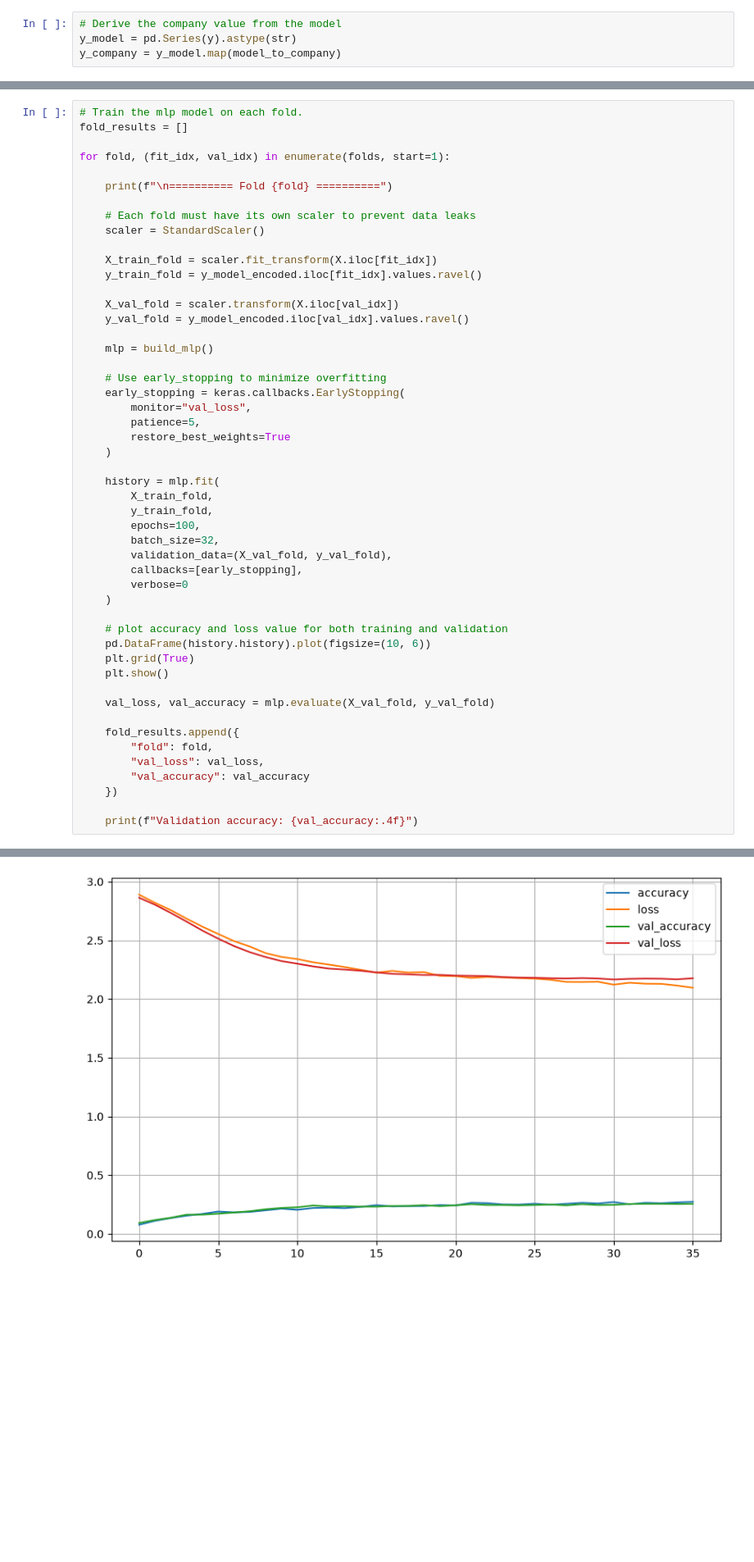
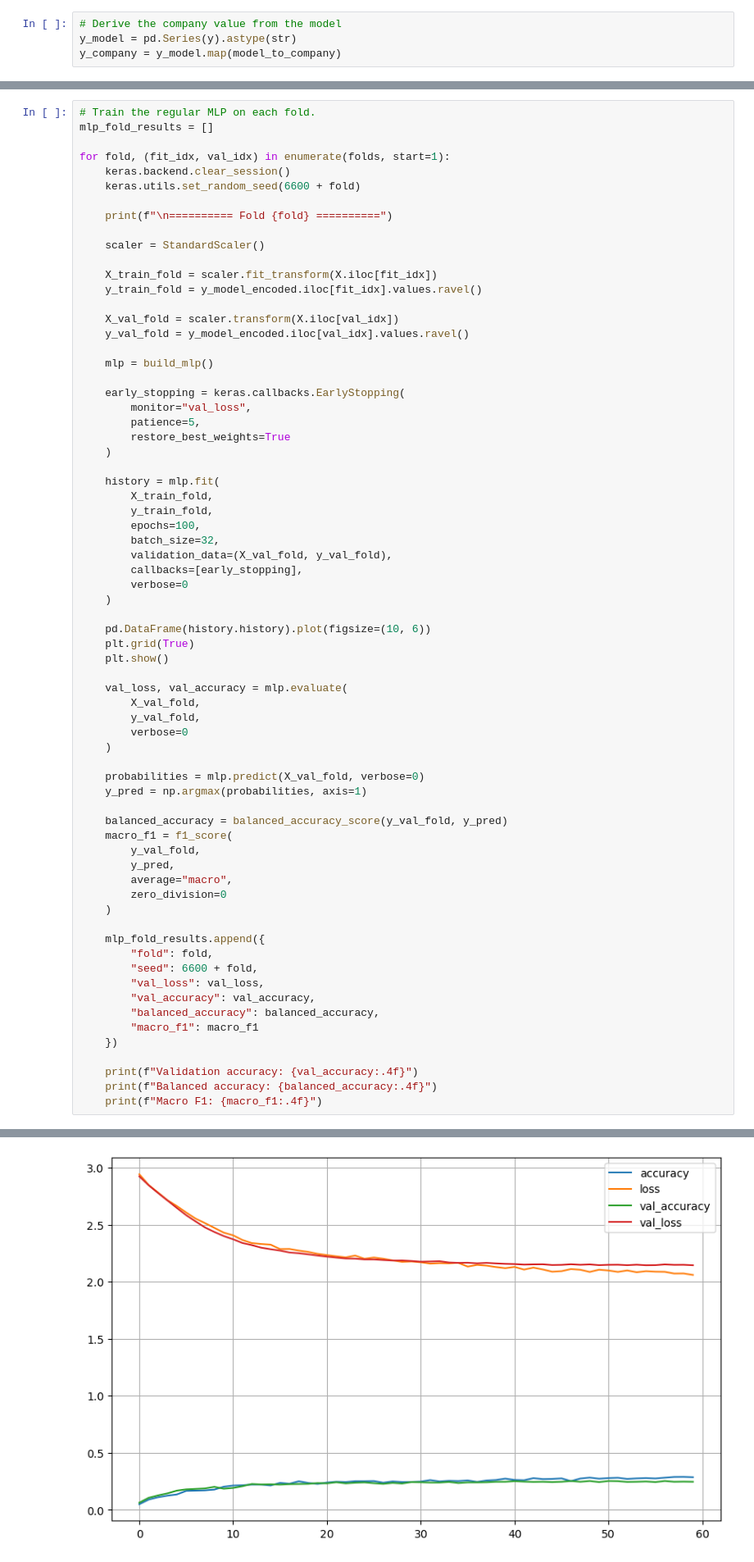
Before and after one commit to FredWltr/NameThatLLM, a Jupyter notebook: NameThatLLM_Part2_Baseline.ipynb, the cells around one changed output, grey strips where cells are left out. Shown at 82% size. Drawn from its saved outputs; the diff is of its cells as text; blank space fills up the shorter version.

Commit message:
Fix MLP validation metrics, add random seeds, and preserve results for both models

```diff
--- a/NameThatLLM_Part2_Baseline.ipynb
+++ b/NameThatLLM_Part2_Baseline.ipynb
@@ -354,14 +354,15 @@ def build_mlp():
 
     return mlp
 # %%
-# Train the mlp model on each fold.
-fold_results = []
+# Train the regular MLP on each fold.
+mlp_fold_results = []
 
 for fold, (fit_idx, val_idx) in enumerate(folds, start=1):
+    keras.backend.clear_session()
+    keras.utils.set_random_seed(6600 + fold)
 
     print(f"\n========== Fold {fold} ==========")
 
-    # Each fold must have its own scaler to prevent data leaks
     scaler = StandardScaler()
 
     X_train_fold = scaler.fit_transform(X.iloc[fit_idx])
@@ -372,7 +373,6 @@ for fold, (fit_idx, val_idx) in enumerate(folds, start=1):
 
     mlp = build_mlp()
 
-    # Use early_stopping to minimize overfitting
     early_stopping = keras.callbacks.EarlyStopping(
         monitor="val_loss",
         patience=5,
@@ -389,19 +389,38 @@ for fold, (fit_idx, val_idx) in enumerate(folds, start=1):
         verbose=0
     )
 
-    # plot accuracy and loss value for both training and validation
     pd.DataFrame(history.history).plot(figsize=(10, 6))
     plt.grid(True)
     plt.show()
 
-    val_loss, val_accuracy = mlp.evaluate(X_val_fold, y_val_fold)
+    val_loss, val_accuracy = mlp.evaluate(
+        X_val_fold,
+        y_val_fold,
+        verbose=0
+    )
 
-    fold_results.append({
+    probabilities = mlp.predict(X_val_fold, verbose=0)
+    y_pred = np.argmax(probabilities, axis=1)
+
+    balanced_accuracy = balanced_accuracy_score(y_val_fold, y_pred)
+    macro_f1 = f1_score(
+        y_val_fold,
+        y_pred,
+        average="macro",
+        zero_division=0
+    )
+
+    mlp_fold_results.append({
         "fold": fold,
+        "seed": 6600 + fold,
         "val_loss": val_loss,
-        "val_accuracy": val_accuracy
+        "val_accuracy": val_accuracy,
+        "balanced_accuracy": balanced_accuracy,
+        "macro_f1": macro_f1
     })
 
     print(f"Validation accuracy: {val_accuracy:.4f}")
+    print(f"Balanced accuracy: {balanced_accuracy:.4f}")
+    print(f"Macro F1: {macro_f1:.4f}")
 # %% [output]
 ========== Fold 1 ==========
@@ -416,3 +437,3 @@ Validation accuracy: 0.2431
 
 ========== Fold 3 ==========
-[figure, old version]
+[figure, new version]
```
Also changed, not shown: parts of 8 cells of this notebook.
